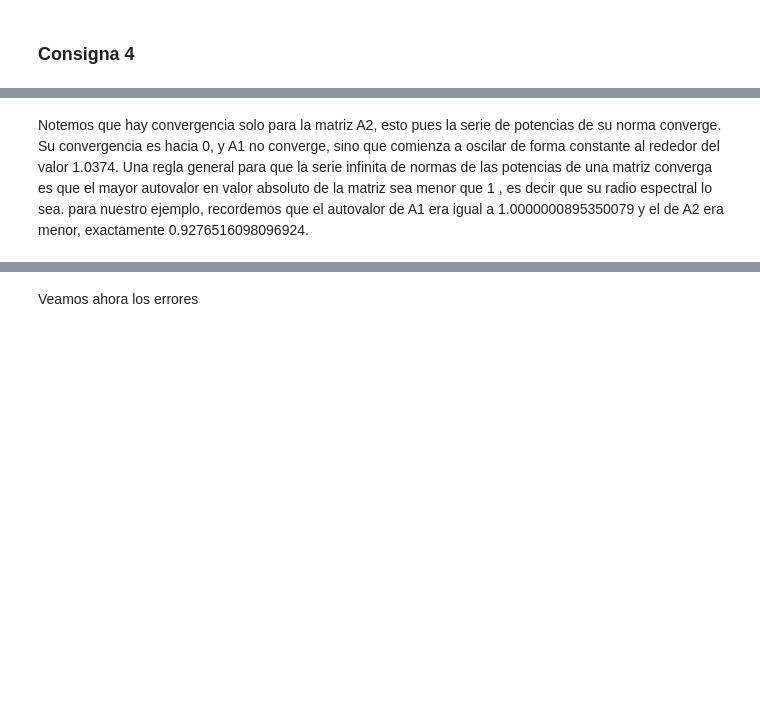
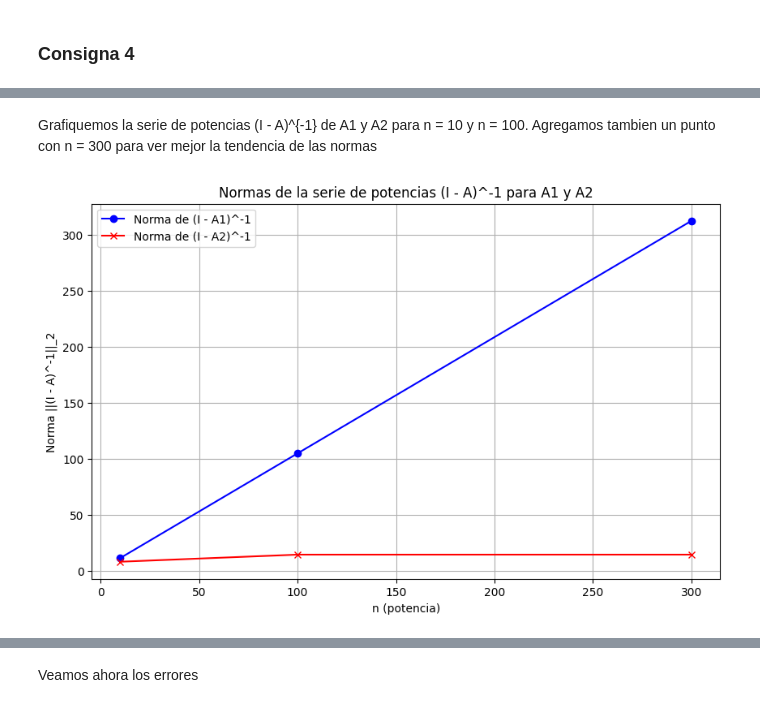
Before and after one commit to Empromptu/TP2-ALC, a Jupyter notebook: main.ipynb, the cells around one changed output, grey strips where cells are left out. Cells and saved outputs as stored; diff of their text form; code cells hidden in the pictures; blank space fills up the shorter version.

```diff
--- a/main.ipynb
+++ b/main.ipynb
@@ -188,4 +129,36 @@ plt.show()
-# %% [markdown]
-Notemos que hay convergencia solo para la matriz A2, esto pues la serie de potencias de su norma converge. Su convergencia es hacia 0, y A1 no converge, sino que comienza a oscilar de forma constante al rededor del valor 1.0374.
-Una regla general para que la serie infinita de normas de las potencias de una matriz converga es que el mayor autovalor en valor absoluto de la matriz sea menor que 1 , es decir que su radio espectral lo sea.
-para nuestro ejemplo, recordemos que el autovalor de A1 era igual a 1.0000000895350079 y el de A2 era menor, exactamente 0.9276516098096924.
+# %% [markdown]
+Grafiquemos la serie de potencias (I - A)^{-1} de  A1 y  A2 para n = 10  y  n = 100. Agregamos tambien un punto con n = 300 para ver mejor la tendencia de las normas
+# %%
+
+
+n_values = [10, 100 , 300]
+
+norms_A1 = []
+norms_A2 = []
+
+for n in n_values:
+
+    sum_A1 = np.eye(A1.shape[0])
+    sum_A2 = np.eye(A2.shape[0])
+
+    for k in range(1, n+1):
+        sum_A1 += np.linalg.matrix_power(A1, k)
+        sum_A2 += np.linalg.matrix_power(A2, k)
+
+    norms_A1.append(norm(sum_A1, 2))
+    norms_A2.append(norm(sum_A2, 2))
+
+
+plt.figure(figsize=(10, 6))
+
+plt.plot(n_values, norms_A1, label='Norma de (I - A1)^-1', marker='o', linestyle='-', color='b')
+plt.plot(n_values, norms_A2, label='Norma de (I - A2)^-1', marker='x', linestyle='-', color='r')
+
+plt.xlabel('n (potencia)')
+plt.ylabel('Norma ||(I - A)^-1||_2')
+plt.title('Normas de la serie de potencias (I - A)^-1 para A1 y A2')
+plt.legend()
+plt.grid(True)
+plt.show()
+# %% [output]
+[figure, added]
```
Also changed, not shown: parts of 15 cells of this notebook.
